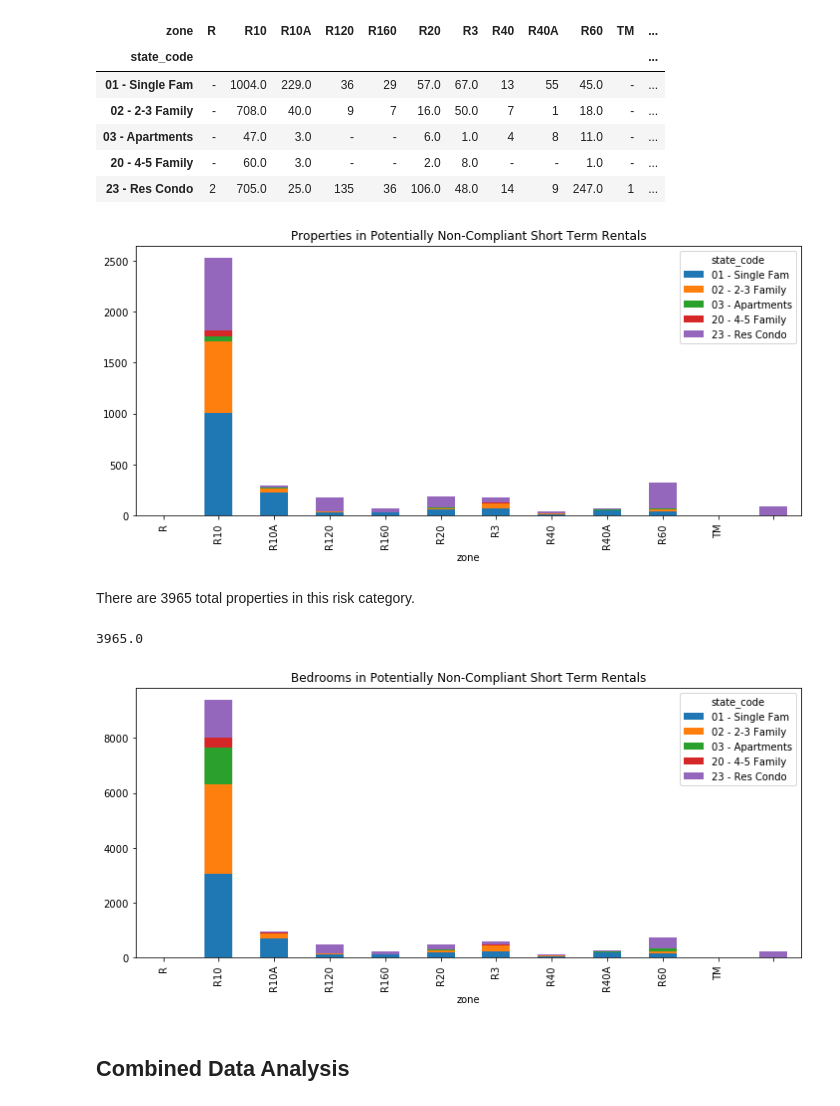
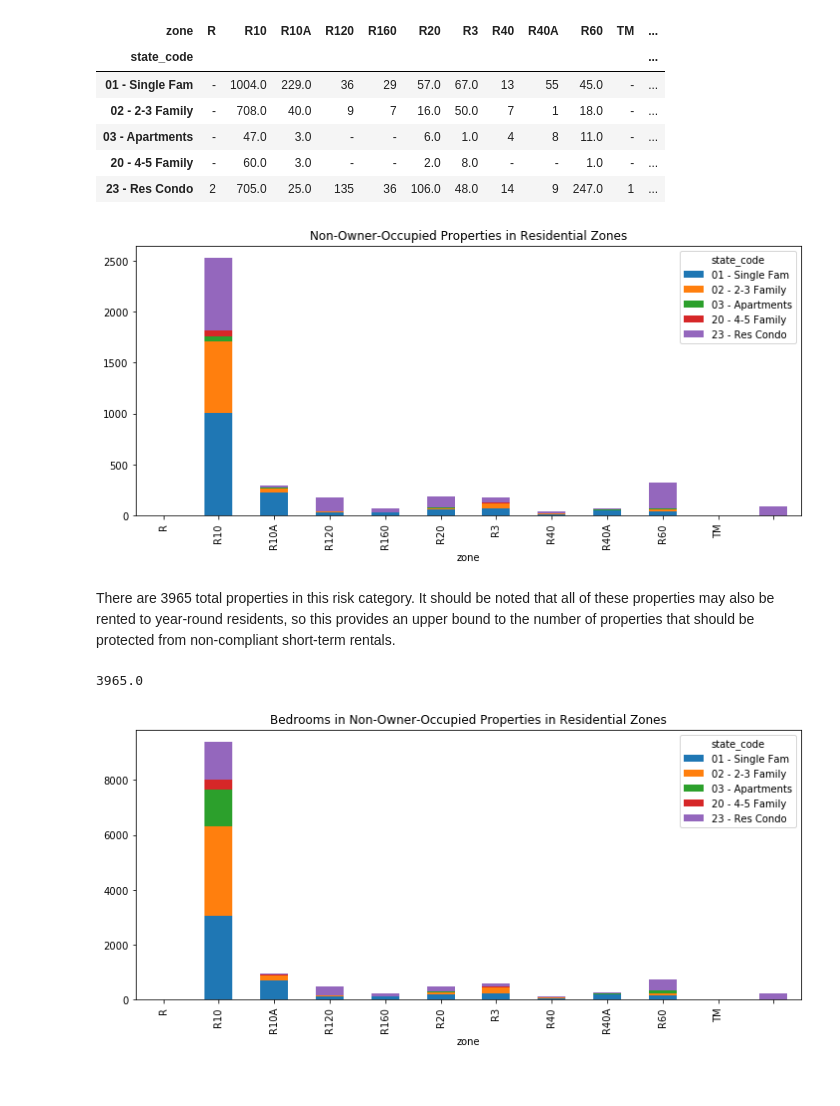
Before and after one commit to paulopperman/short-term-rental-research, a Jupyter notebook: STR Data Exploration.ipynb, the cells around one changed output. Drawn from its saved outputs; the diff is of its cells as text; code cells hidden in the pictures.

```diff
--- a/STR Data Exploration.ipynb
+++ b/STR Data Exploration.ipynb
@@ -383,21 +430,19 @@ risk_residential.fillna('-')
 | 23 - Res Condo | 2 | 705.0 | 25.0 | 135 | 36 | 106.0 | 48.0 | 14 | 9 | 247.0 | 1 | ... |
 # %%
 risk_residential.T.plot.bar(figsize=(12,5), stacked=True)
-plt.title('Properties in Potentially Non-Compliant Short Term Rentals')
+plt.title('Non-Owner-Occupied Properties in Residential Zones')
 plt.show()
 # %% [output]
-[figure, old version]
+[figure, new version]
-# %% [markdown]
-There are 3965 total properties in this risk category.
+# %% [markdown]
+There are 3965 total properties in this risk category.  It should be noted that all of these properties may also be rented to year-round residents, so this provides an upper bound to the number of properties that should be protected from non-compliant short-term rentals.
 # %%
 risk_residential.sum(axis=1).sum()
 # %% [output]
 3965.0
 # %%
 property_data[property_data['owner_occupied'] == False].groupby(['state_code', 'zone'])['bedrooms'].sum().unstack().drop(['CI', 'GB', 'LB', 'WB'], axis=1).filter(['01 - Single Fam', '02 - 2-3 Family', '03 - Apartments', '20 - 4-5 Family', '23 - Res Condo'], axis=0).dropna(how='all', axis=1).dropna(how='all').T.plot.bar(figsize=(12,5), stacked=True)
-plt.title('Bedrooms in Potentially Non-Compliant Short Term Rentals')
+plt.title('Bedrooms in Non-Owner-Occupied Properties in Residential Zones')
 plt.show()
 # %% [output]
-[figure, old version]
+[figure, new version]
-# %% [markdown]
-## Combined Data Analysis
```
Also changed, not shown: parts of 26 cells of this notebook.
